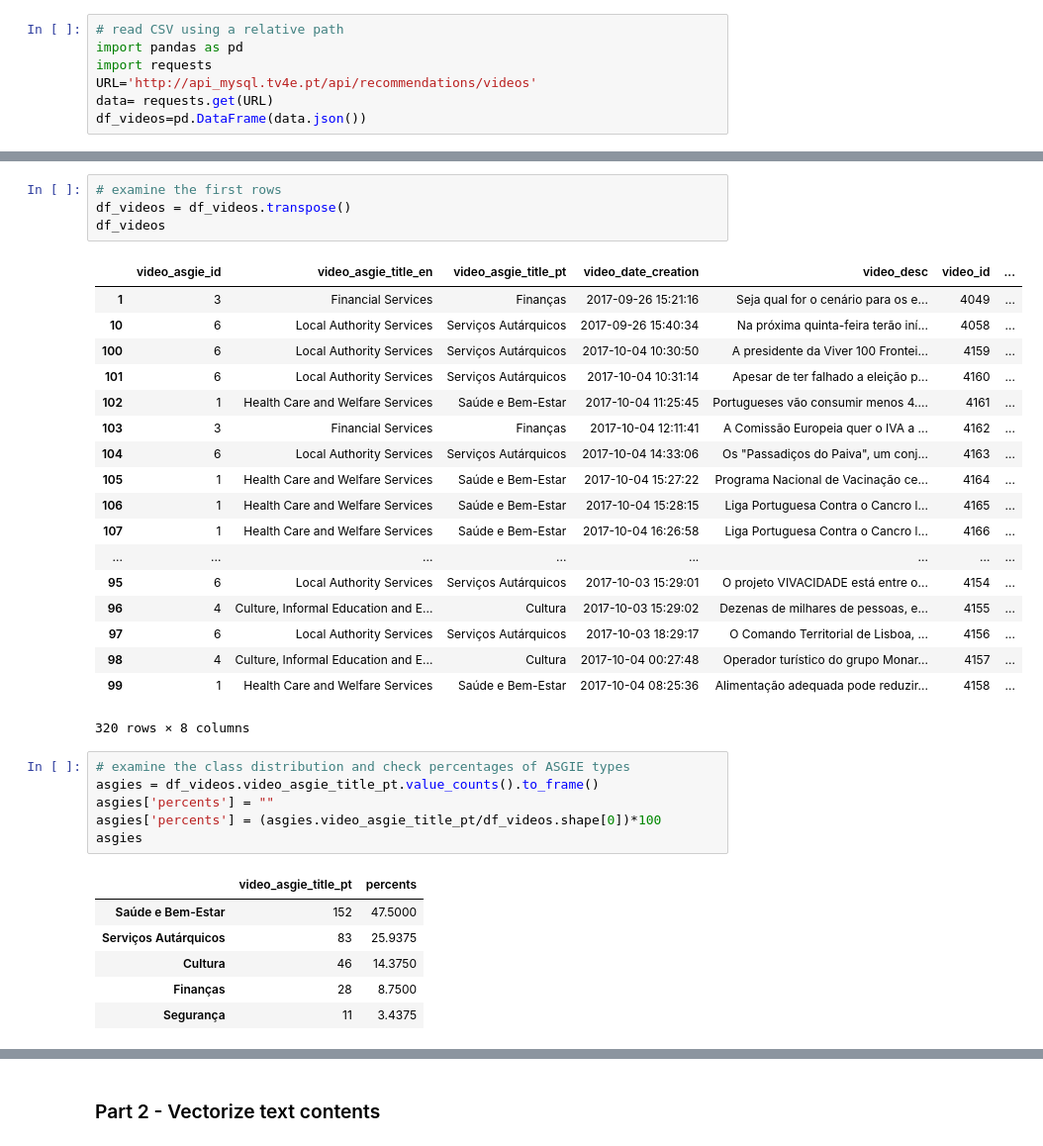
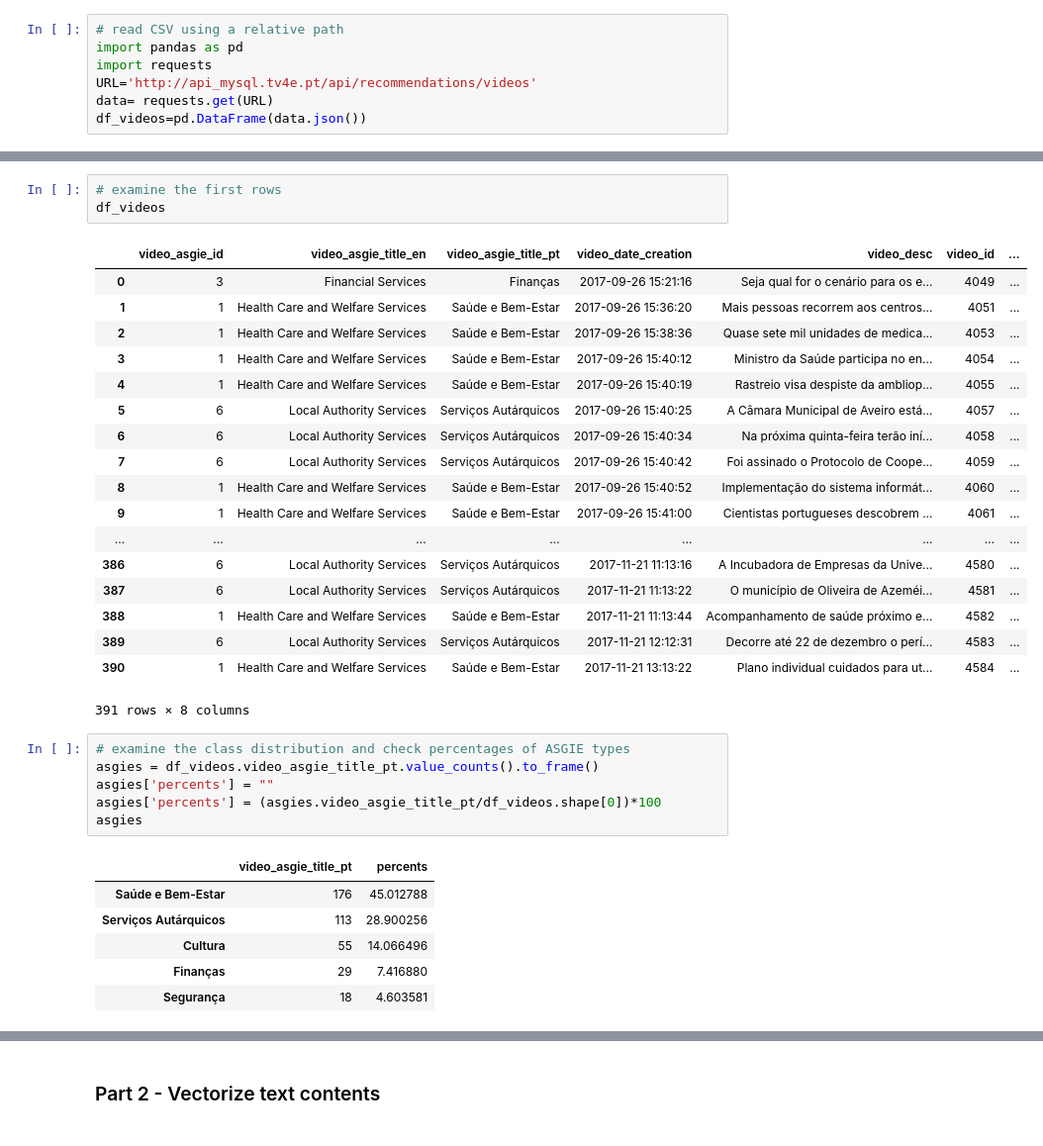
Before and after one commit to davidcampelo/tv4e-recommender, a Jupyter notebook: notebooks/content_based_similarities_connected.ipynb, the cells around one changed output, grey strips where cells are left out. Shown: that part at 99% size. Drawn from its saved outputs; the diff is of its cells as text.

```diff
--- a/notebooks/content_based_similarities_connected.ipynb
+++ b/notebooks/content_based_similarities_connected.ipynb
@@ -29,26 +29,25 @@ df_videos.shape
 # %%
 # examine the first rows
-df_videos = df_videos.transpose()
 df_videos
 # %% [output]
 |  | video_asgie_id | video_asgie_title_en | video_asgie_title_pt | video_date_creation | video_desc | video_id | ... |
-| 1 | 3 | Financial Services | Finanças | 2017-09-26 15:21:16 | Seja qual for o cenário para os e... | 4049 | ... |
-| 10 | 6 | Local Authority Services | Serviços Autárquicos | 2017-09-26 15:40:34 | Na próxima quinta-feira terão iní... | 4058 | ... |
-| 100 | 6 | Local Authority Services | Serviços Autárquicos | 2017-10-04 10:30:50 | A presidente da Viver 100 Frontei... | 4159 | ... |
-| 101 | 6 | Local Authority Services | Serviços Autárquicos | 2017-10-04 10:31:14 | Apesar de ter falhado a eleição p... | 4160 | ... |
-| 102 | 1 | Health Care and Welfare Services | Saúde e Bem-Estar | 2017-10-04 11:25:45 | Portugueses vão consumir menos 4.... | 4161 | ... |
-| 103 | 3 | Financial Services | Finanças | 2017-10-04 12:11:41 | A Comissão Europeia quer o IVA a ... | 4162 | ... |
-| 104 | 6 | Local Authority Services | Serviços Autárquicos | 2017-10-04 14:33:06 | Os "Passadiços do Paiva", um conj... | 4163 | ... |
-| 105 | 1 | Health Care and Welfare Services | Saúde e Bem-Estar | 2017-10-04 15:27:22 | Programa Nacional de Vacinação ce... | 4164 | ... |
-| 106 | 1 | Health Care and Welfare Services | Saúde e Bem-Estar | 2017-10-04 15:28:15 | Liga Portuguesa Contra o Cancro l... | 4165 | ... |
-| 107 | 1 | Health Care and Welfare Services | Saúde e Bem-Estar | 2017-10-04 16:26:58 | Liga Portuguesa Contra o Cancro l... | 4166 | ... |
+| 0 | 3 | Financial Services | Finanças | 2017-09-26 15:21:16 | Seja qual for o cenário para os e... | 4049 | ... |
+| 1 | 1 | Health Care and Welfare Services | Saúde e Bem-Estar | 2017-09-26 15:36:20 | Mais pessoas recorrem aos centros... | 4051 | ... |
+| 2 | 1 | Health Care and Welfare Services | Saúde e Bem-Estar | 2017-09-26 15:38:36 | Quase sete mil unidades de medica... | 4053 | ... |
+| 3 | 1 | Health Care and Welfare Services | Saúde e Bem-Estar | 2017-09-26 15:40:12 | Ministro da Saúde participa no en... | 4054 | ... |
+| 4 | 1 | Health Care and Welfare Services | Saúde e Bem-Estar | 2017-09-26 15:40:19 | Rastreio visa despiste da ambliop... | 4055 | ... |
+| 5 | 6 | Local Authority Services | Serviços Autárquicos | 2017-09-26 15:40:25 | A Câmara Municipal de Aveiro está... | 4057 | ... |
+| 6 | 6 | Local Authority Services | Serviços Autárquicos | 2017-09-26 15:40:34 | Na próxima quinta-feira terão iní... | 4058 | ... |
+| 7 | 6 | Local Authority Services | Serviços Autárquicos | 2017-09-26 15:40:42 | Foi assinado o Protocolo de Coope... | 4059 | ... |
+| 8 | 1 | Health Care and Welfare Services | Saúde e Bem-Estar | 2017-09-26 15:40:52 | Implementação do sistema informát... | 4060 | ... |
+| 9 | 1 | Health Care and Welfare Services | Saúde e Bem-Estar | 2017-09-26 15:41:00 | Cientistas portugueses descobrem ... | 4061 | ... |
 | ... | ... | ... | ... | ... | ... | ... | ... |
-| 95 | 6 | Local Authority Services | Serviços Autárquicos | 2017-10-03 15:29:01 | O projeto VIVACIDADE está entre o... | 4154 | ... |
-| 96 | 4 | Culture, Informal Education and E... | Cultura | 2017-10-03 15:29:02 | Dezenas de milhares de pessoas, e... | 4155 | ... |
-| 97 | 6 | Local Authority Services | Serviços Autárquicos | 2017-10-03 18:29:17 | O Comando Territorial de Lisboa, ... | 4156 | ... |
-| 98 | 4 | Culture, Informal Education and E... | Cultura | 2017-10-04 00:27:48 | Operador turístico do grupo Monar... | 4157 | ... |
-| 99 | 1 | Health Care and Welfare Services | Saúde e Bem-Estar | 2017-10-04 08:25:36 | Alimentação adequada pode reduzir... | 4158 | ... |
+| 386 | 6 | Local Authority Services | Serviços Autárquicos | 2017-11-21 11:13:16 | A Incubadora de Empresas da Unive... | 4580 | ... |
+| 387 | 6 | Local Authority Services | Serviços Autárquicos | 2017-11-21 11:13:22 | O município de Oliveira de Azeméi... | 4581 | ... |
+| 388 | 1 | Health Care and Welfare Services | Saúde e Bem-Estar | 2017-11-21 11:13:44 | Acompanhamento de saúde próximo e... | 4582 | ... |
+| 389 | 6 | Local Authority Services | Serviços Autárquicos | 2017-11-21 12:12:31 | Decorre até 22 de dezembro o perí... | 4583 | ... |
+| 390 | 1 | Health Care and Welfare Services | Saúde e Bem-Estar | 2017-11-21 13:13:22 | Plano individual cuidados para ut... | 4584 | ... |
-320 rows × 8 columns
+391 rows × 8 columns
 # %%
 # examine the class distribution and check percentages of ASGIE types
 asgies = df_videos.video_asgie_title_pt.value_counts().to_frame()
@@ -57,11 +56,11 @@ asgies['percents'] = (asgies.video_asgie_title_pt/df_videos.shape[0])*100
 asgies
 # %% [output]
 |  | video_asgie_title_pt | percents |
-| Saúde e Bem-Estar | 152 | 47.5000 |
-| Serviços Autárquicos | 83 | 25.9375 |
-| Cultura | 46 | 14.3750 |
-| Finanças | 28 | 8.7500 |
-| Segurança | 11 | 3.4375 |
+| Saúde e Bem-Estar | 176 | 45.012788 |
+| Serviços Autárquicos | 113 | 28.900256 |
+| Cultura | 55 | 14.066496 |
+| Finanças | 29 | 7.416880 |
+| Segurança | 18 | 4.603581 |
 # %%
 # show all lines in ASGIE 'Finanças'
 df_videos_financas = df_videos[(df_videos.video_asgie_title_pt=='Finanças')]
```
Also changed, not shown: parts of 10 cells of this notebook, 4 other files.
